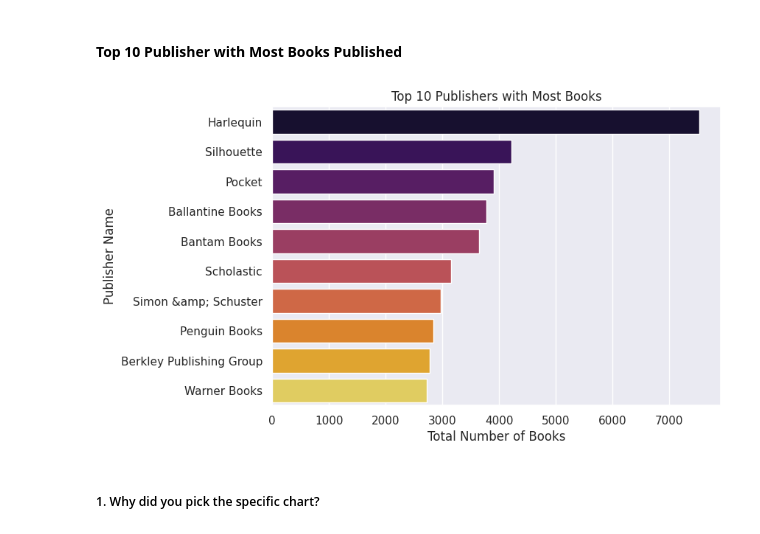
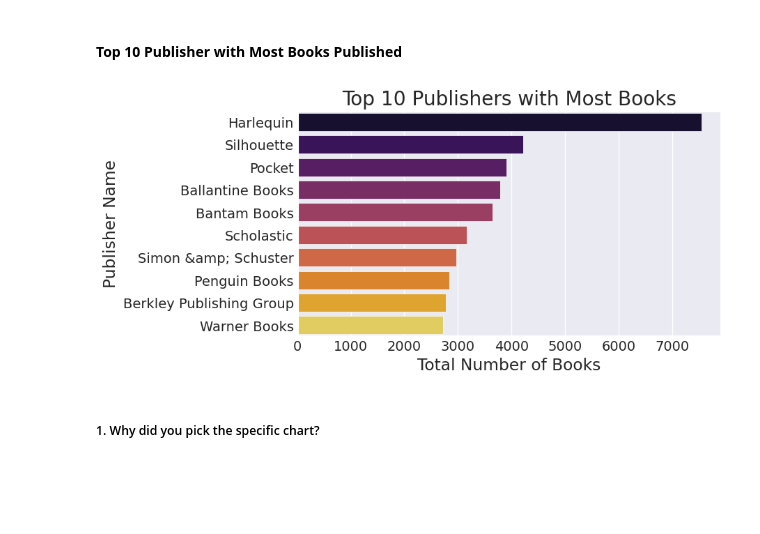
Before and after one commit to SaniyaBubere/book-recommendation-system, a Jupyter notebook: Kognetics_Book_Recommendation_System_Unsupervised_ML_.ipynb, the cells around one changed output. Drawn from its saved outputs; the diff is of its cells as text; code cells hidden in the pictures; blank space fills up the shorter version.

```diff
--- a/Kognetics_Book_Recommendation_System_Unsupervised_ML_.ipynb
+++ b/Kognetics_Book_Recommendation_System_Unsupervised_ML_.ipynb
@@ -1488,17 +1434,17 @@ Are there any insights that lead to negative growth? Justify with specific reaso
 # %%
 # Count the number of books by publisher
 publisher_counts = books_df["Publisher"].value_counts().head(10)
 
 # Create bar chart
 sns.set_style("darkgrid")
-plt.figure(figsize=(7, 5))
+plt.figure(figsize=(7, 4))
 sns.barplot(x=publisher_counts.values, y=publisher_counts.index, palette="inferno")
 plt.title("Top 10 Publishers with Most Books")
 plt.xlabel("Total Number of Books")
 plt.ylabel("Publisher Name")
 plt.show()
 # %% [output]
-[figure, old version]
+[figure, new version]
 # %% [markdown]
 ##### 1. Why did you pick the specific chart?
 # %% [markdown]
```
Also changed, not shown: parts of 76 cells of this notebook.
